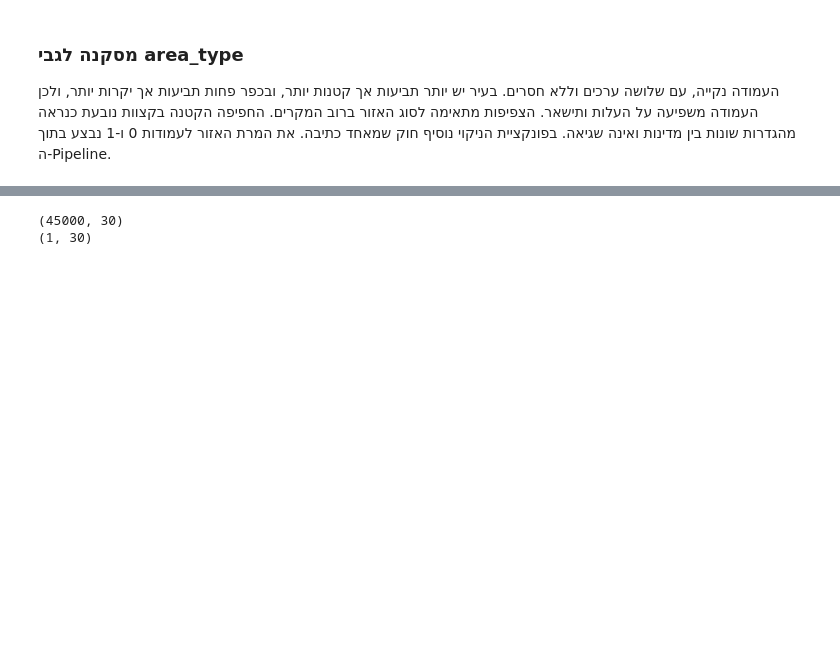
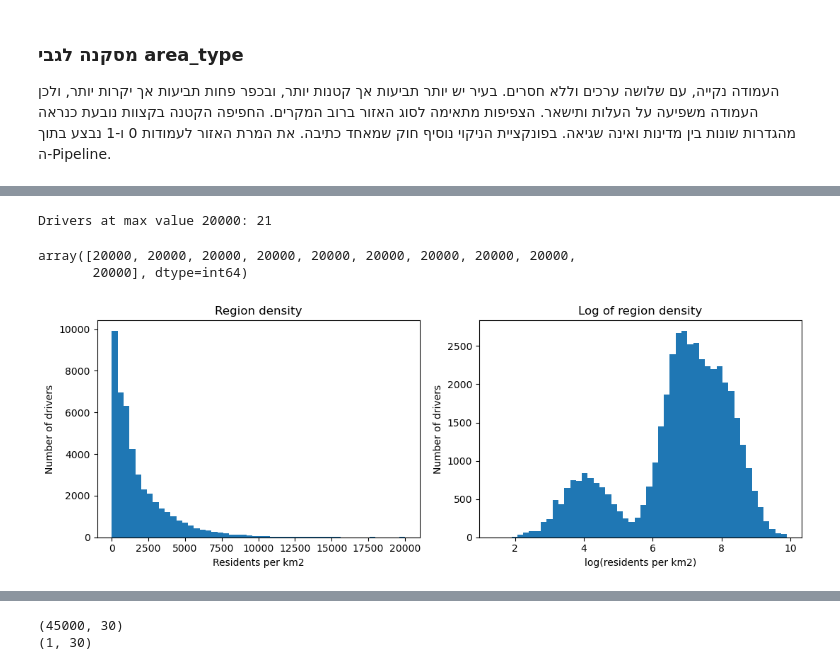
Before and after one commit to liadrimer/car-insurance-claim-prediction, a Jupyter notebook: cleaning_driver.ipynb, the cells around one changed output, grey strips where cells are left out. Cells and saved outputs as stored; diff of their text form; code cells hidden in the pictures; blank space fills up the shorter version.

Commit message:
Add files via upload
Analyze region_density

```diff
--- a/cleaning_driver.ipynb
+++ b/cleaning_driver.ipynb
@@ -199,0 +219,26 @@ df.groupby("area_type")["region_density"].describe().round(0)
+# %%
+# בדיקת הערכים הגבוהים ביותר וכמה נהגים יש בערך המקסימלי
+print("Drivers at max value 20000:", (df["region_density"] == 20000).sum())
+df["region_density"].sort_values(ascending=False).head(10).values
+# %% [output]
+Drivers at max value 20000: 21
+array([20000, 20000, 20000, 20000, 20000, 20000, 20000, 20000, 20000,
+       20000], dtype=int64)
+# %%
+# היסטוגרמה של הצפיפות בסקאלה רגילה ובסקאלה לוגריתמית
+import matplotlib.pyplot as plt
+
+fig, axes = plt.subplots(1, 2, figsize=(11, 4))
+axes[0].hist(df["region_density"], bins=50)
+axes[0].set_title("Region density")
+axes[0].set_xlabel("Residents per km2")
+axes[0].set_ylabel("Number of drivers")
+
+axes[1].hist(np.log(df["region_density"]), bins=50)
+axes[1].set_title("Log of region density")
+axes[1].set_xlabel("log(residents per km2)")
+axes[1].set_ylabel("Number of drivers")
+plt.tight_layout()
+plt.show()
+# %% [output]
+[figure, added]
```
Also changed, not shown: parts of 7 cells of this notebook.
